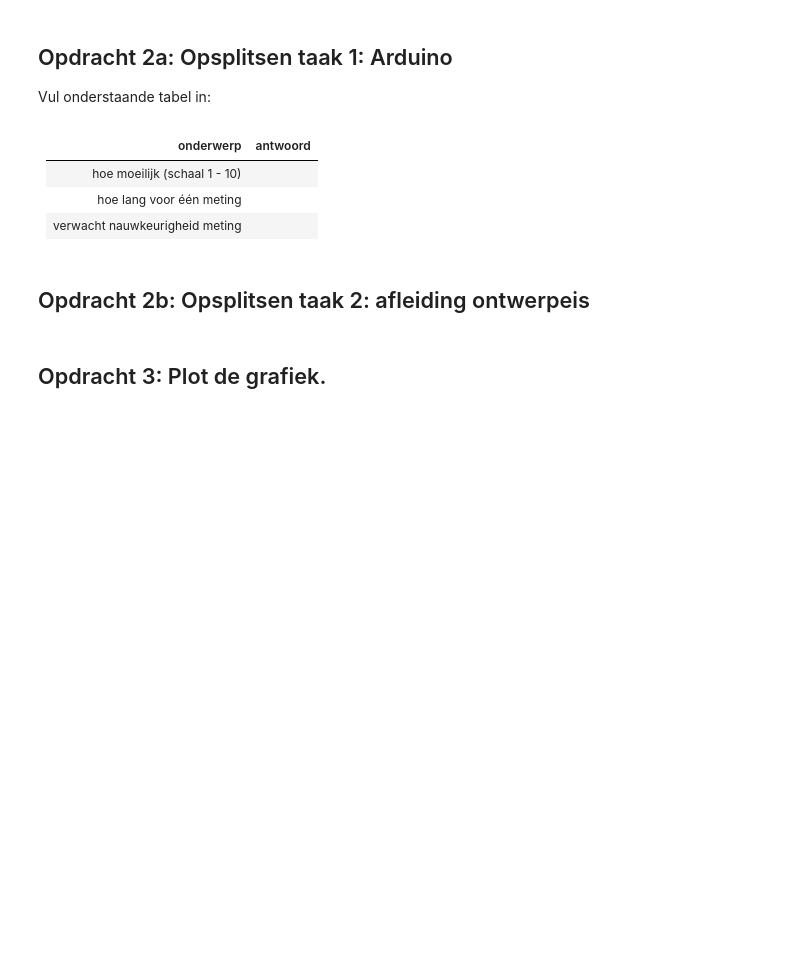
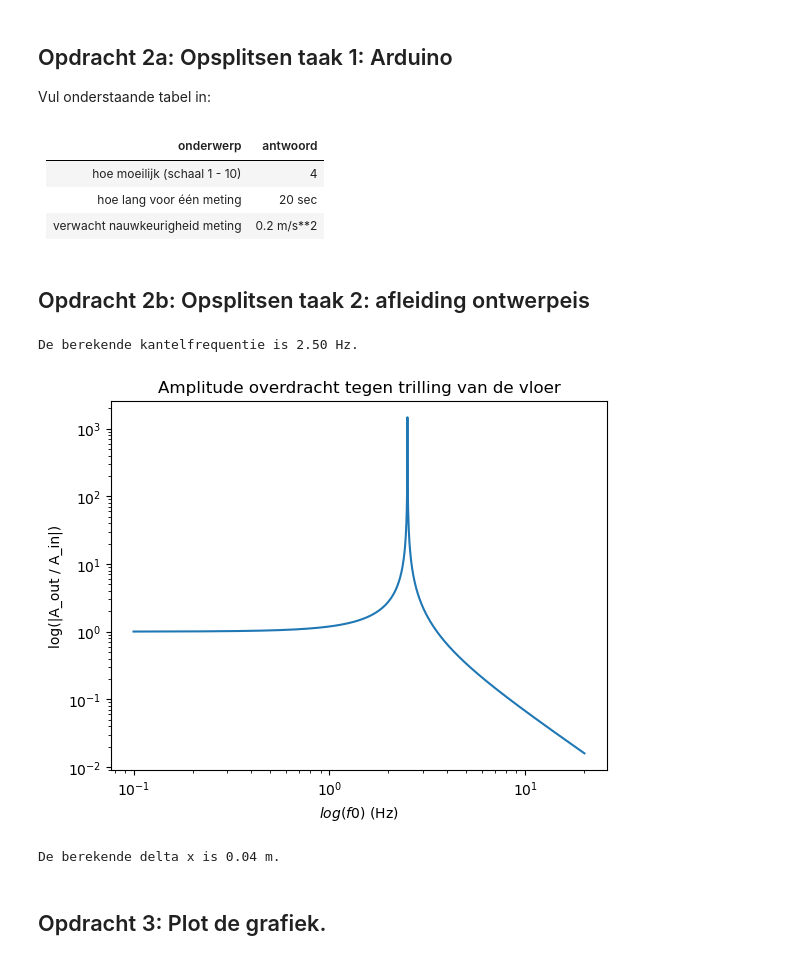
Before and after one commit to NNynke/DEF-D-assignments-N, a Jupyter notebook: FysiekeOntwerpopdrachten/5MaakEenOpstellingTrillingsvrij/Ontwerpopdracht5MaakEenOpstellingTrillingsvrijInvulTemplate.ipynb, the cells around one changed output. Cells and saved outputs as stored; diff of their text form; code cells hidden in the pictures; blank space fills up the shorter version.

```diff
--- a/FysiekeOntwerpopdrachten/5MaakEenOpstellingTrillingsvrij/Ontwerpopdracht5MaakEenOpstellingTrillingsvrijInvulTemplate.ipynb
+++ b/FysiekeOntwerpopdrachten/5MaakEenOpstellingTrillingsvrij/Ontwerpopdracht5MaakEenOpstellingTrillingsvrijInvulTemplate.ipynb
@@ -39,9 +39,9 @@ Vul onderstaande tabel in:
 # %% [markdown]
 | onderwerp    | antwoord  |
 |---|---|
-| hoe moeilijk (schaal 1 - 10) |  |
-| hoe lang voor één meting |  |
-| verwacht nauwkeurigheid meting |  |
+| hoe moeilijk (schaal 1 - 10) | 4 |
+| hoe lang voor één meting | 20 sec |
+| verwacht nauwkeurigheid meting | 0.2 m/s**2 |
 # %% [markdown]
 ## Opdracht 2b: Opsplitsen taak 2: afleiding ontwerpeis
 # %%
@@ -49,7 +58,36 @@ Vul onderstaande tabel in:
 # %%
 # Voeg hier je plot in.
+
+f0 = 5 # vloerfrequentie in Hz
+f = 5/2 # kantelfrequentie in Hz
+
+f_0_array = np.linspace(0.1,20,2000) # variërende vloerfrequentie in Hz
+w_array = 2*np.pi*f_0_array
+
+w_0 = 2*np.pi*f
+print(f'De berekende kantelfrequentie is {f:.2f} Hz.')
+
+Amplitudeoverdracht = np.abs(1 / (1 - (w_array**2 / w_0**2)))
+
+plt.figure()
+plt.title('Amplitude overdracht tegen trilling van de vloer')
+plt.plot(f_0_array, Amplitudeoverdracht, label= 'Data')
+plt.xlabel('$log(f0)$ (Hz)')
+plt.ylabel('log(|A_out / A_in|)')
+plt.xscale('log')
+plt.yscale('log')
+plt.show()
+# %% [output]
+De berekende kantelfrequentie is 2.50 Hz.
+[figure, added]
 # %%
 # Bereken hier de minimale Delta-x waarbij je aan de eis van de opdracht voldoet.
+
+g = 9.81
+delta_x = g/w_0**2
+print(f'De berekende delta x is {delta_x:.2f} m.')
+# %% [output]
+De berekende delta x is 0.04 m.
 # %% [markdown]
 ## Opdracht 3: Plot de grafiek.
 # %%
```
Also changed, not shown: parts of 17 cells of this notebook, 3 other files.
